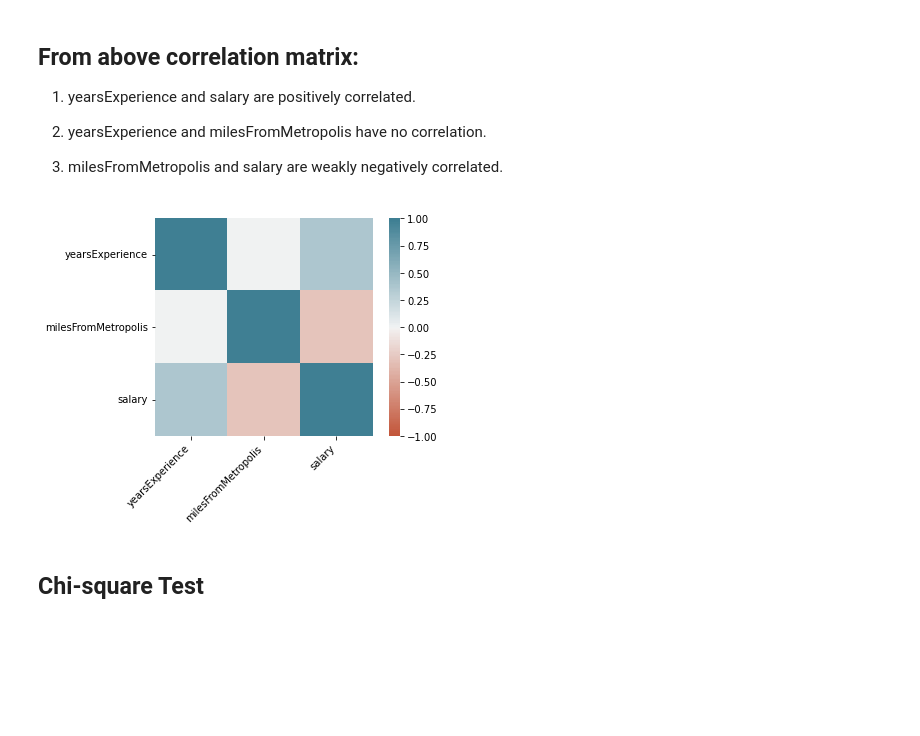
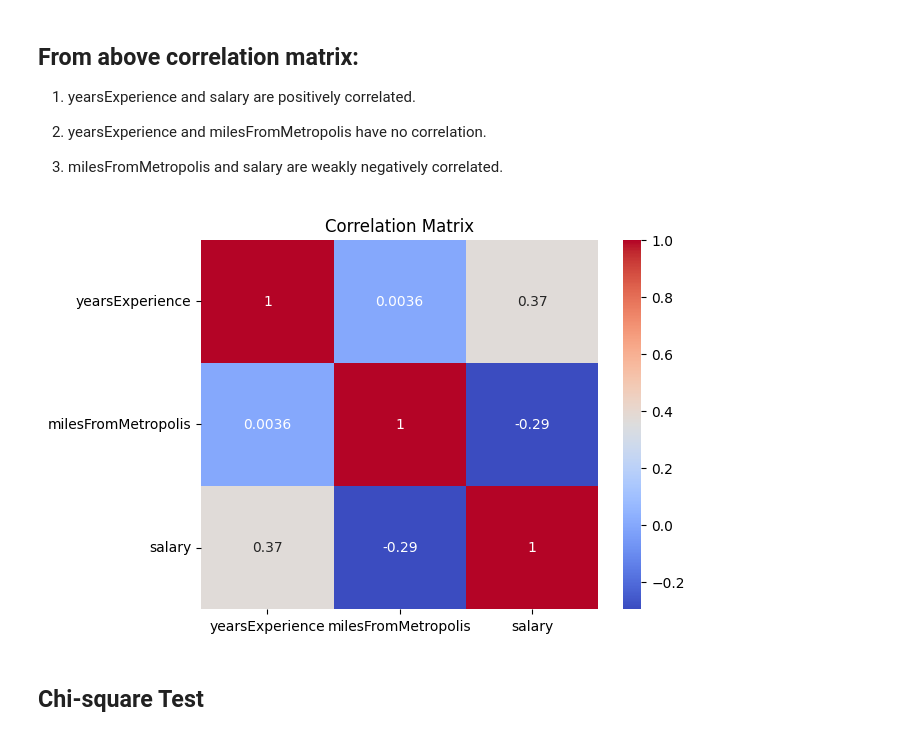
Before and after one commit to buvir/Projects_2025_Python_Study, a Jupyter notebook: Employee_attrition.ipynb, the cells around one changed output. Drawn from its saved outputs; the diff is of its cells as text; code cells hidden in the pictures; blank space fills up the shorter version.

```diff
--- a/Employee_attrition.ipynb
+++ b/Employee_attrition.ipynb
@@ -94,4 +94,5 @@ display(train_data.head())
 | 4 | JOB1362684407691 | COMP7 | VICE_PRESIDENT | BACHELORS | PHYSICS | FINANCE | 8 | 16 | ... |
 # %%
 #salaries less that 30 can be removed as such a such salary per month is not expected
-train_data =
+train_data = train_data[train_data['salary'] > 30]
+display(train_data.head())
@@ -246,4 +276,4 @@ dtype: int64
 ## removing 'jobId' and 'companyId' data from train and test data
 # %%
 # drop jobId and companyId from train_dataset
-train_data =
+train_data = train_data.drop(['jobId', 'companyId'], axis=1)
@@ -305,8 +318,8 @@ var_list = []
   3. As a diagnostic when checking other analyses. For example, with linear regression, a high amount of correlations suggests that the linear regression estimates will be unreliable.
 # %%
 # Correlation metrix using pandas
-corr =
+corr = train_data.corr(numeric_only=True)
 
-corr.style.background_gradient(cmap='coolwarm').set_precision(2)
+corr.style.background_gradient(cmap='coolwarm')
 # %% [output]
 |  | yearsExperience | milesFromMetropolis | salary |
@@ -322,9 +335,11 @@ corr.style.background_gradient(cmap='coolwarm').set_precision(2)
 3. milesFromMetropolis and salary are weakly negatively correlated.
 # %%
 # Correlation metrix using seaborn
-ax =
+ax = sns.heatmap(corr, annot=True, cmap='coolwarm')
+plt.title('Correlation Matrix')
+plt.show()
 # %% [output]
-[figure, old version]
+[figure, new version]
 # %% [markdown]
 ## Chi-square Test
 # %% [markdown]
```
Also changed, not shown: parts of 31 cells of this notebook.
